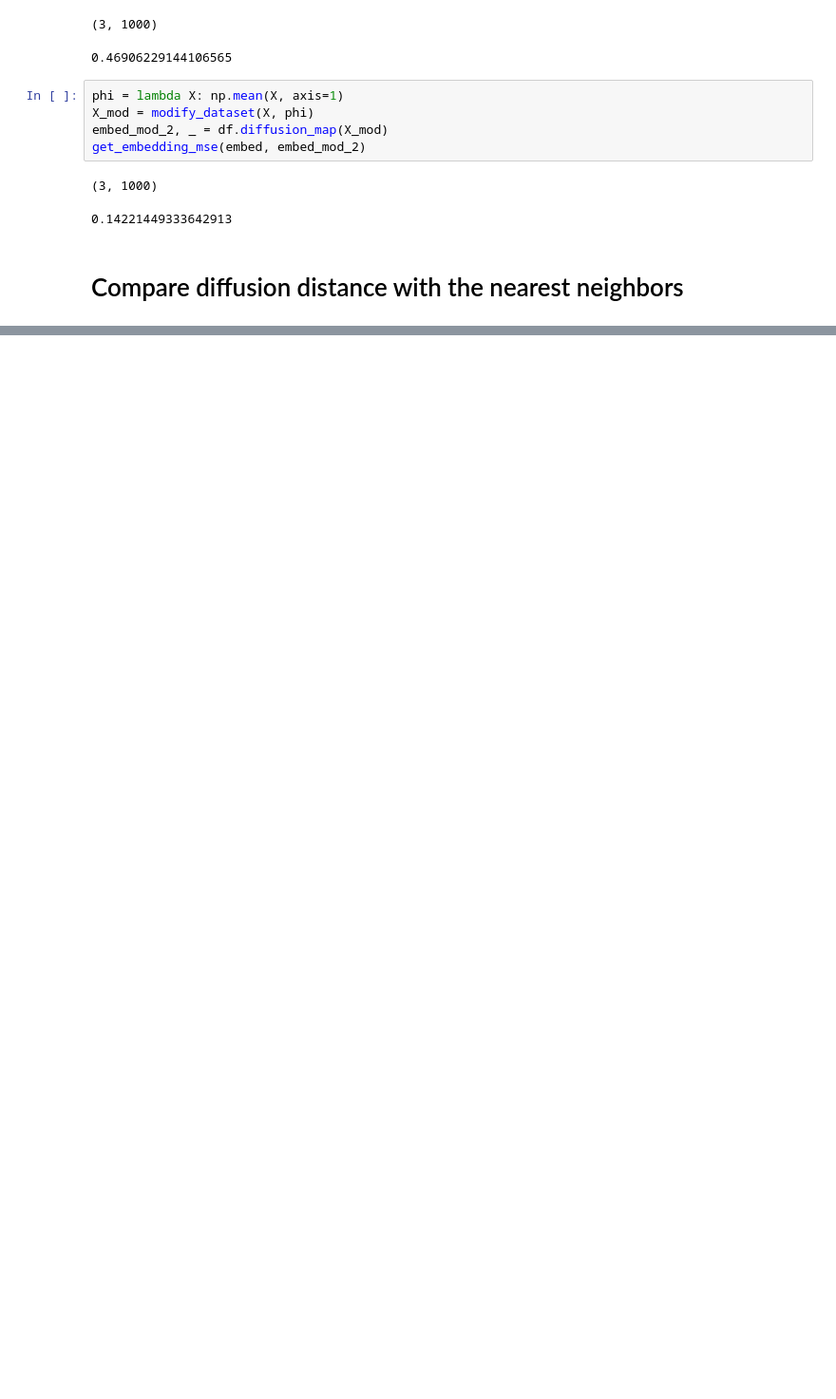
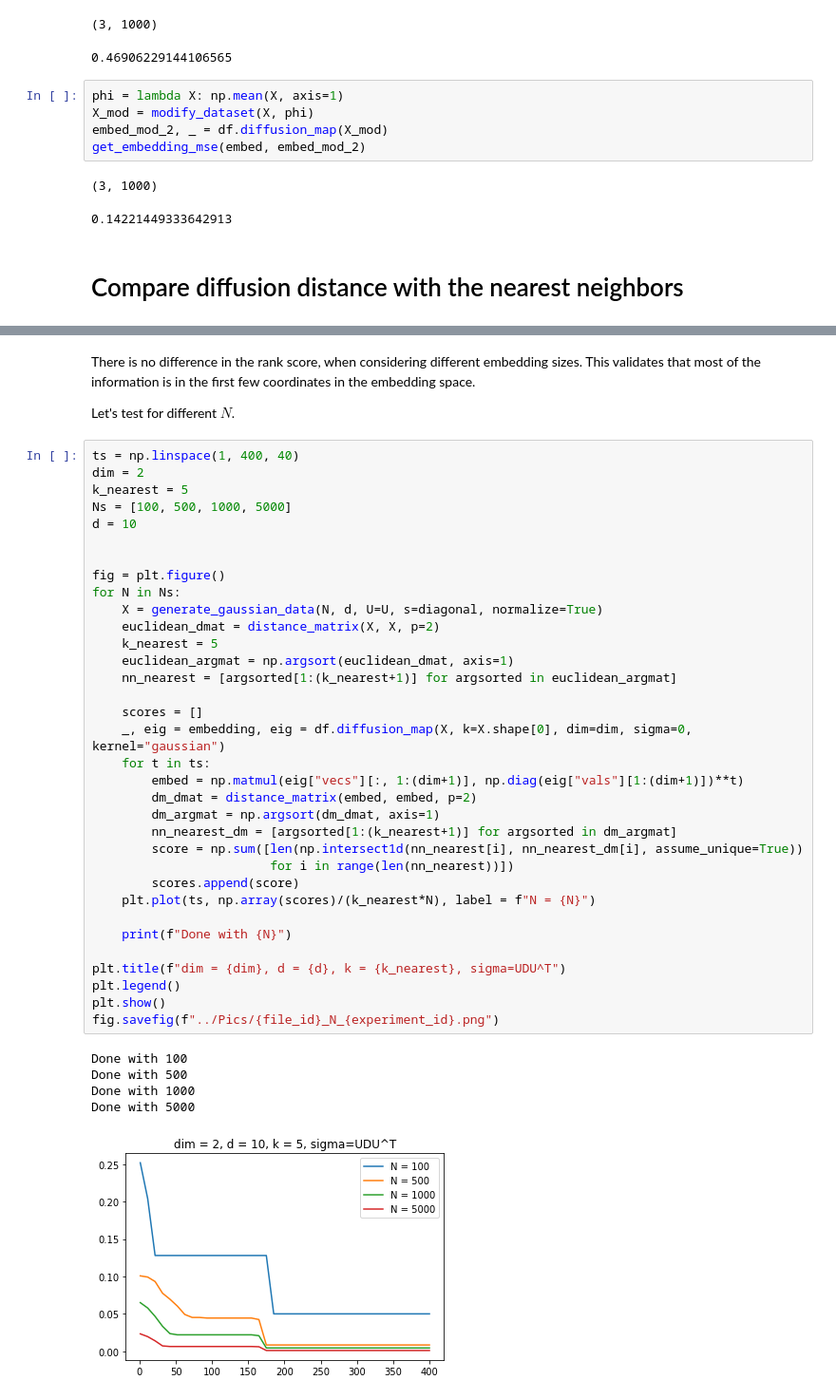
Before and after one commit to larsmus/Diffusion_Net, a Jupyter notebook: Experiments/extension_experiments.ipynb, the cells around one changed output, grey strips where cells are left out. Shown: that part at 95% size. Drawn from its saved outputs; the diff is of its cells as text; blank space fills up the shorter version.

```diff
--- a/Experiments/extension_experiments.ipynb
+++ b/Experiments/extension_experiments.ipynb
@@ -303,0 +331,44 @@ scores
+# %% [markdown]
+There is no difference in the rank score, when considering different embedding sizes. This validates that most of the information is in the first few coordinates in the embedding space.
+
+Let's test for different $N$.
+# %%
+ts = np.linspace(1, 400, 40)
+dim = 2
+k_nearest = 5
+Ns = [100, 500, 1000, 5000]
+d = 10
+
+
+fig = plt.figure()
+for N in Ns:
+    X = generate_gaussian_data(N, d, U=U, s=diagonal, normalize=True)
+    euclidean_dmat = distance_matrix(X, X, p=2)
+    k_nearest = 5
+    euclidean_argmat = np.argsort(euclidean_dmat, axis=1)
+    nn_nearest = [argsorted[1:(k_nearest+1)] for argsorted in euclidean_argmat]
+
+    scores = []
+    _, eig = embedding, eig = df.diffusion_map(X, k=X.shape[0], dim=dim, sigma=0, kernel="gaussian")
+    for t in ts:
+        embed = np.matmul(eig["vecs"][:, 1:(dim+1)], np.diag(eig["vals"][1:(dim+1)])**t)
+        dm_dmat = distance_matrix(embed, embed, p=2)
+        dm_argmat = np.argsort(dm_dmat, axis=1)
+        nn_nearest_dm = [argsorted[1:(k_nearest+1)] for argsorted in dm_argmat]
+        score = np.sum([len(np.intersect1d(nn_nearest[i], nn_nearest_dm[i], assume_unique=True))
+                        for i in range(len(nn_nearest))])
+        scores.append(score)
+    plt.plot(ts, np.array(scores)/(k_nearest*N), label = f"N = {N}")
+
+    print(f"Done with {N}")
+
+plt.title(f"dim = {dim}, d = {d}, k = {k_nearest}, sigma=UDU^T")
+plt.legend()
+plt.show()
+fig.savefig(f"../Pics/{file_id}_N_{experiment_id}.png")
+# %% [output]
+Done with 100
+Done with 500
+Done with 1000
+Done with 5000
+[figure, added]
```
Also changed, not shown: parts of 22 cells of this notebook, 16 other files.
